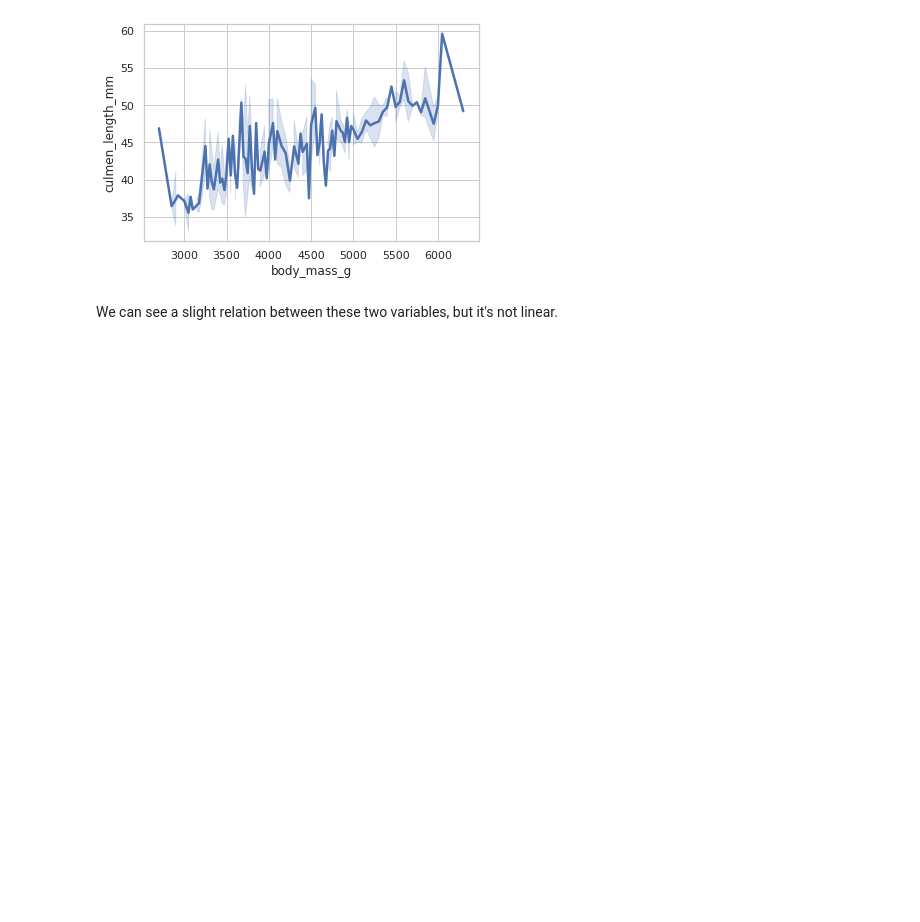
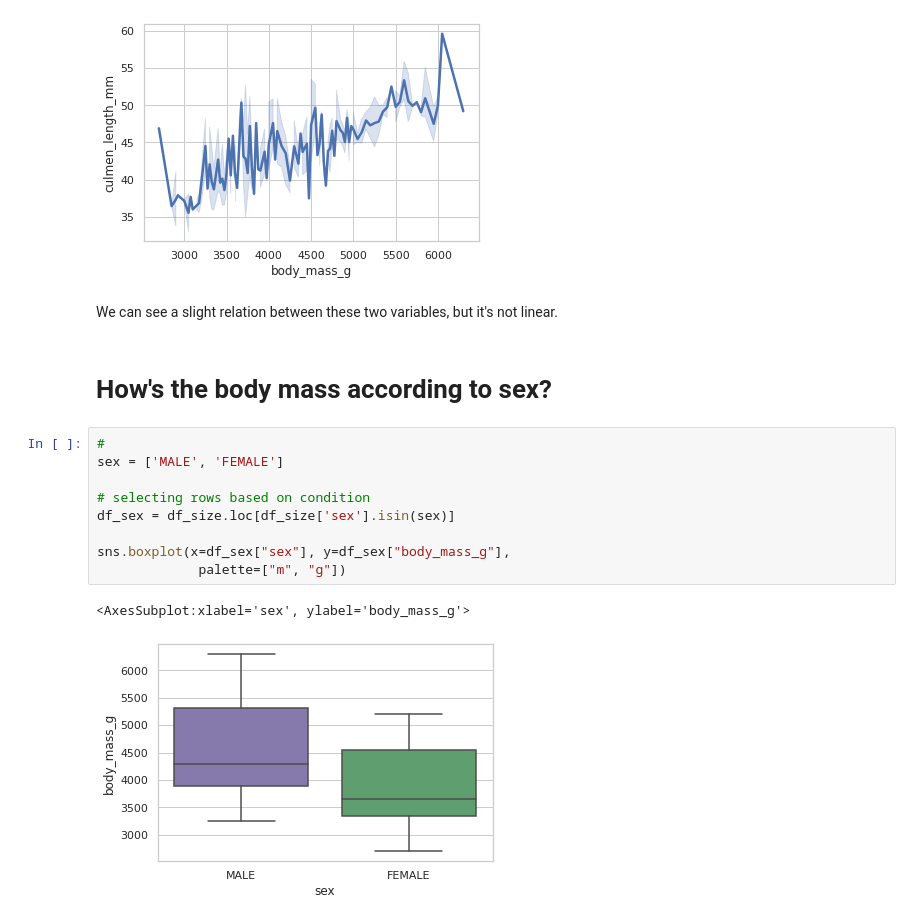
Before and after one commit to luis-fnogueira/kaggle-penguins, a Jupyter notebook: penguins.ipynb, the cells around one changed output. Cells and saved outputs as stored; diff of their text form; blank space fills up the shorter version.

```diff
--- a/penguins.ipynb
+++ b/penguins.ipynb
@@ -121,3 +121,17 @@ sns.lineplot(x=df_size['body_mass_g'],y=df_size['culmen_length_mm'], \
 [figure]
 # %% [markdown]
 We can see a slight relation between these two variables, but it's not linear.
+# %% [markdown]
+# How's the body mass according to sex?
+# %%
+#
+sex = ['MALE', 'FEMALE']
+
+# selecting rows based on condition
+df_sex = df_size.loc[df_size['sex'].isin(sex)]
+
+sns.boxplot(x=df_sex["sex"], y=df_sex["body_mass_g"],
+             palette=["m", "g"])
+# %% [output]
+<AxesSubplot:xlabel='sex', ylabel='body_mass_g'>
+[figure, added]
```
Also changed, not shown: parts of 3 cells of this notebook.
